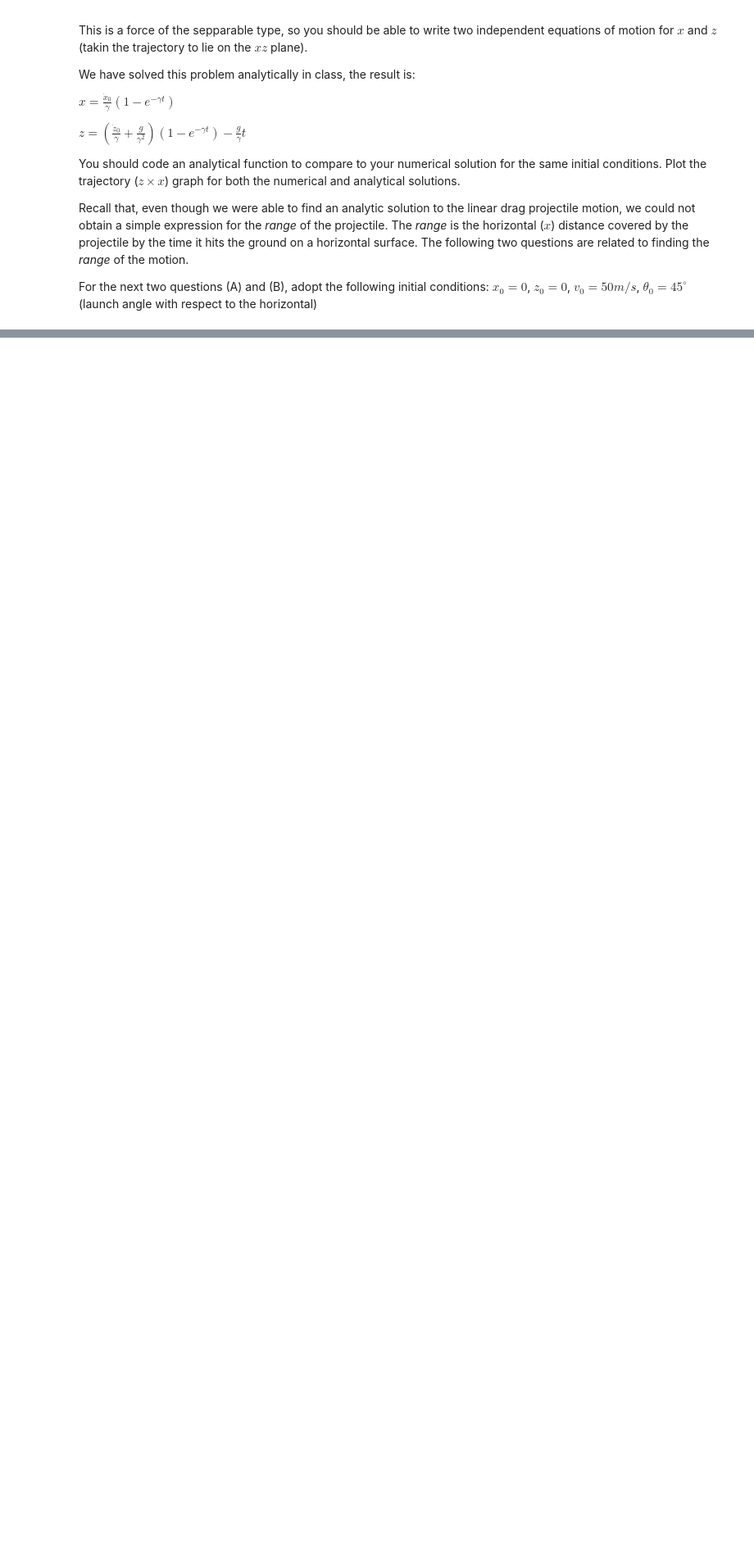
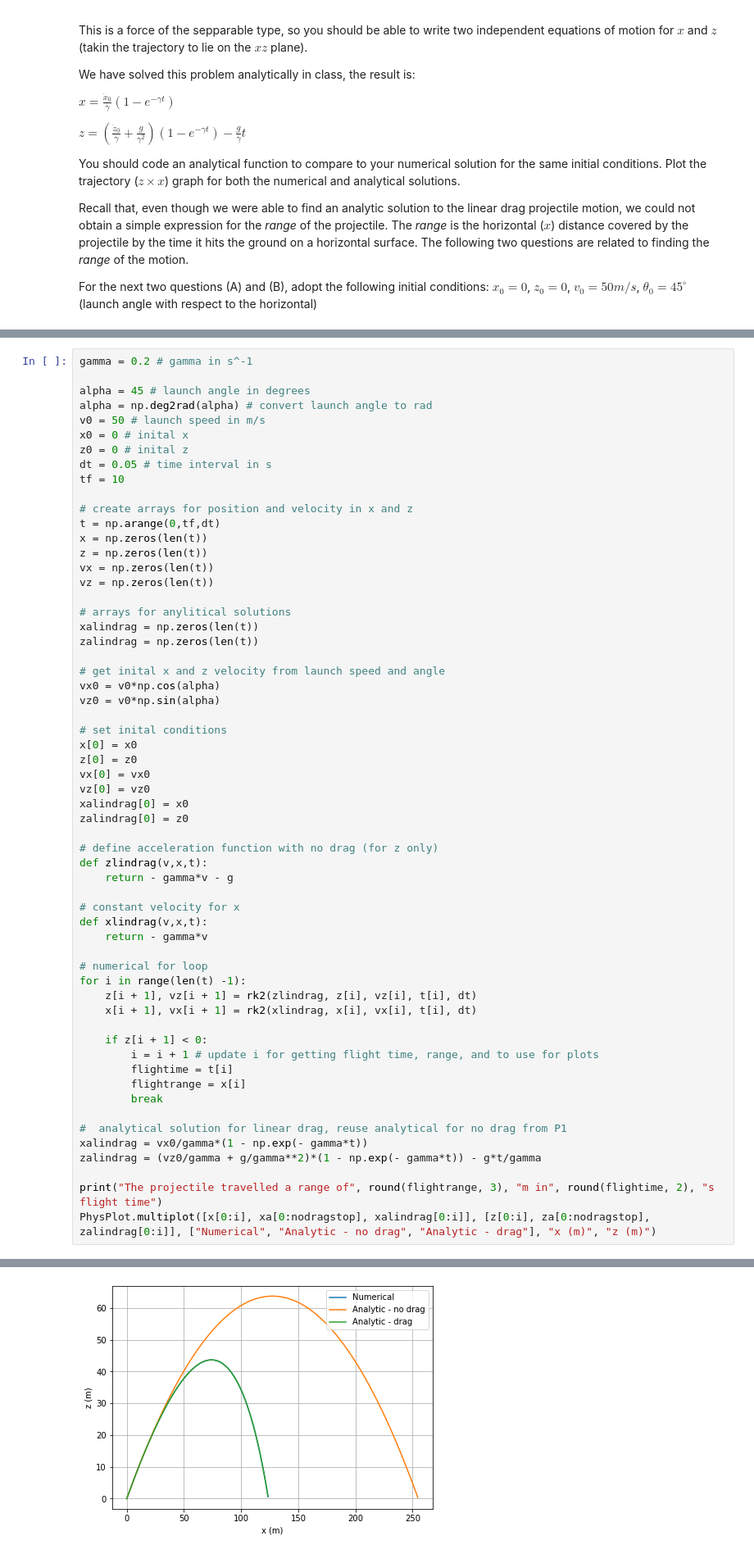
Before and after one commit to Youngposeidon/computational-mechanics-delivery, a Jupyter notebook: project3.ipynb, the cells around one changed output, grey strips where cells are left out. Shown at 82% size. Saved outputs shown, nothing was run; the diff lists cells and outputs as text; blank space fills up the shorter version.

```diff
--- a/project3.ipynb
+++ b/project3.ipynb
@@ -137,0 +162,60 @@ Here is what my plot looks like:
+# %%
+gamma = 0.2 # gamma in s^-1
+
+alpha = 45 # launch angle in degrees
+alpha = np.deg2rad(alpha) # convert launch angle to rad
+v0 = 50 # launch speed in m/s
+x0 = 0 # inital x
+z0 = 0 # inital z
+dt = 0.05 # time interval in s
+tf = 10
+
+# create arrays for position and velocity in x and z
+t = np.arange(0,tf,dt)
+x = np.zeros(len(t))
+z = np.zeros(len(t))
+vx = np.zeros(len(t))
+vz = np.zeros(len(t))
+
+# arrays for anylitical solutions
+xalindrag = np.zeros(len(t))
+zalindrag = np.zeros(len(t))
+
+# get inital x and z velocity from launch speed and angle
+vx0 = v0*np.cos(alpha)
+vz0 = v0*np.sin(alpha)
+
+# set inital conditions
+x[0] = x0
+z[0] = z0
+vx[0] = vx0
+vz[0] = vz0
+xalindrag[0] = x0
+zalindrag[0] = z0
+
+# define acceleration function with no drag (for z only)
+def zlindrag(v,x,t):
+    return - gamma*v - g
+
+# constant velocity for x
+def xlindrag(v,x,t):
+    return - gamma*v
+
+# numerical for loop
+for i in range(len(t) -1):
+    z[i + 1], vz[i + 1] = rk2(zlindrag, z[i], vz[i], t[i], dt)
+    x[i + 1], vx[i + 1] = rk2(xlindrag, x[i], vx[i], t[i], dt)
+
+    if z[i + 1] < 0:
+        i = i + 1 # update i for getting flight time, range, and to use for plots
+        flightime = t[i]
+        flightrange = x[i]
+        break
+
+#  analytical solution for linear drag, reuse analytical for no drag from P1
+xalindrag = vx0/gamma*(1 - np.exp(- gamma*t))
+zalindrag = (vz0/gamma + g/gamma**2)*(1 - np.exp(- gamma*t)) - g*t/gamma
+
+print("The projectile travelled a range of", round(flightrange, 3), "m in", round(flightime, 2), "s flight time")
+PhysPlot.multiplot([x[0:i], xa[0:nodragstop], xalindrag[0:i]], [z[0:i], za[0:nodragstop], zalindrag[0:i]], ["Numerical", "Analytic - no drag", "Analytic - drag"], "x (m)", "z (m)")
+# %% [output]
@@ -138,3 +223,4 @@ Here is what my plot looks like:
+[figure, added]
 # %% [markdown]
 ### Question (B)
 In class we showed that the projectile with linear drag will reach a maximum $x$ distance even if allowed to fall for an infinitely long time (immagine the projectile is shot of the edge of a very tall cliff)). By increasing the total duration of your numerical integration ($t_f$), find what this maximum value, $x_{max}$, is. compare this to the analytic prediction $x_{max} = v_{x0} / \gamma$. Create a plot showing the $x$ position of the projectile as a function of time ($x \times t$) to show how it approaches $x_{max}$.
```
Also changed, not shown: parts of 14 cells of this notebook.
